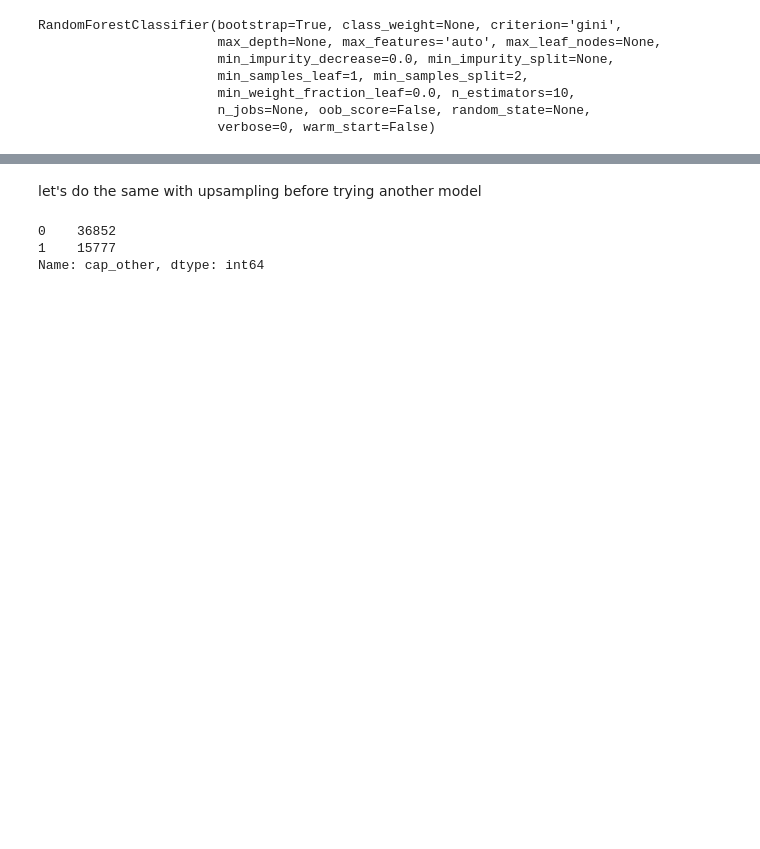
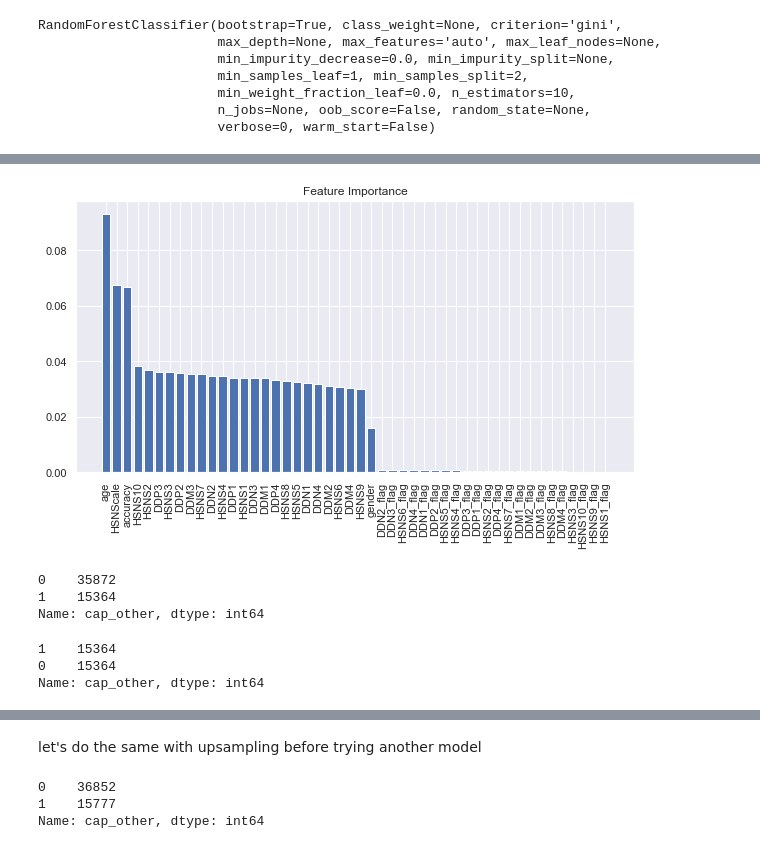
Before and after one commit to pengtianan/final-project, a Jupyter notebook: your-project/Supervised new y + Imbalance.ipynb, the cells around one changed output, grey strips where cells are left out. Cells and saved outputs as stored; diff of their text form; code cells hidden in the pictures; blank space fills up the shorter version.

```diff
--- a/your-project/Supervised new y + Imbalance.ipynb
+++ b/your-project/Supervised new y + Imbalance.ipynb
@@ -198,0 +193,25 @@ len(X_train)
+# %%
+importances = model.feature_importances_
+
+indices = np.argsort(importances)[::-1]
+
+X = ds.drop(columns="cap_other",axis=1)
+# Rearrange feature names so they match the sorted feature importances
+names = [X.columns[i] for i in indices]
+
+# Create plot
+plt.figure(figsize = (10, 5))
+
+# Create plot title
+plt.title("Feature Importance")
+
+# Add bars
+plt.bar(range(X.shape[1]), importances[indices])
+
+# Add feature names as x-axis labels
+plt.xticks(range(X.shape[1]), names, rotation=90)
+
+# Show plot
+plt.show()
+# %% [output]
+[figure, added]
@@ -198,0 +229,25 @@ len(X_train)
+# %%
+train.cap_other.value_counts()
+# %% [output]
+0    35872
+1    15364
+Name: cap_other, dtype: int64
+# %%
+from sklearn.utils import resample
+
+ds_majority=train.loc[ds.cap_other == 0]
+ds_minority = train.loc[ds.cap_other == 1]
+
+ds_majority_downsampled = resample(ds_majority,
+                                 replace=False,
+                                 n_samples=15364,
+                                 random_state=67)
+ds_train = pd.concat([ds_majority_downsampled, ds_minority])
+
+
+# Display new class counts
+print (ds_train.cap_other.value_counts())
+# %% [output]
+1    15364
+0    15364
+Name: cap_other, dtype: int64
```
Also changed, not shown: parts of 59 cells of this notebook, 4 other files.
